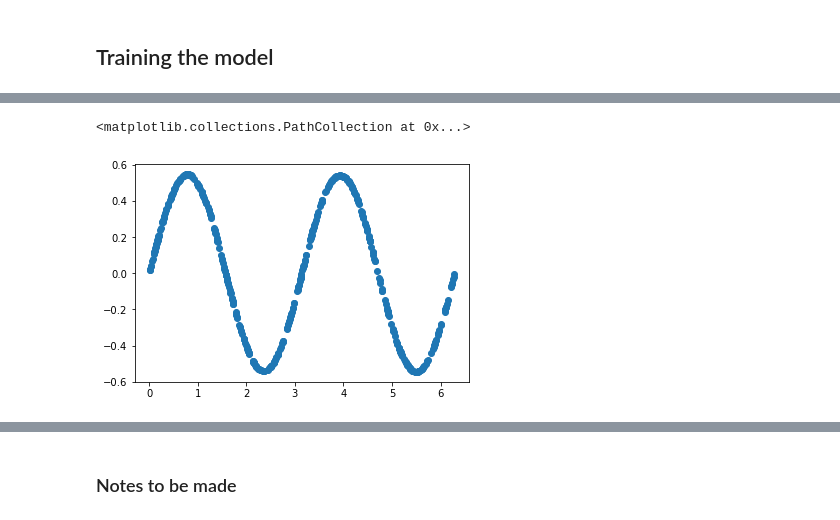
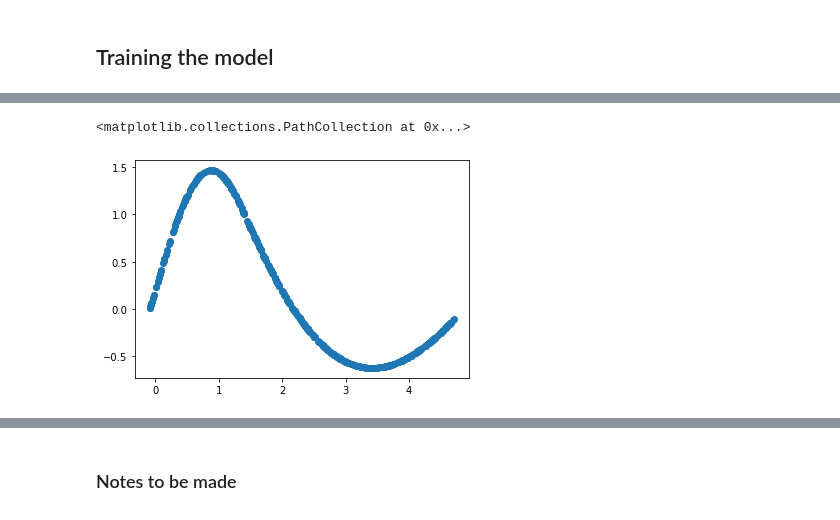
Before and after one commit to mjayadharan/FluidLearn, a Jupyter notebook: poisson_1d/poisson.ipynb, the cells around one changed output, grey strips where cells are left out. Drawn from its saved outputs; the diff is of its cells as text; code cells hidden in the pictures.

Commit message:
some changes to 1d and 2d cases, none is converging as of now, but running without errors

```diff
--- a/poisson_1d/poisson.ipynb
+++ b/poisson_1d/poisson.ipynb
@@ -70,6 +80,11 @@ X_tr_pde = scaler.fit_transform(X_tr_pde)
 # %%
 X_tr = np.concatenate((X_tr_pde, X_bc), axis=0)
 Y_tr = np.concatenate((Y_tr_pde, Y_tr_bc), axis=0)
+# %%
+from sklearn.preprocessing import StandardScaler
+
+scaler = StandardScaler()
+X_tr = scaler.fit_transform(X_tr)
 # %%
 Y_tr
 # %% [output]
@@ -90,17 +105,20 @@ class CustomModel(tf.keras.Model):
         super(CustomModel, self).__init__()
         self.batch_norm_ = keras.layers.BatchNormalization()
         he_kernel_init = keras.initializers.he_uniform()
-        self.dense_1 = keras.layers.Dense(30, activation="elu",
+        self.dense_1 = keras.layers.Dense(20, activation="elu",
                                           kernel_initializer=he_kernel_init,
                                           name="dense_1")
-        self.dense_2 = keras.layers.Dense(30, activation="elu",
+        self.dense_2 = keras.layers.Dense(20, activation="elu",
                                           kernel_initializer=he_kernel_init,
                                          name="dense_2")
         self.dense_3 = keras.layers.Dense(1,
                                          name="dense_3")
 
     def findGrad(self,func,argm):
-        return keras.layers.Lambda(lambda x: K.gradients(x[0],x[1])) ([func,argm])
+        return keras.layers.Lambda(lambda x: K.gradients(x[0],x[1])[0]) ([func,argm])
+
+    def findPdeLayer(self, pde_lhs, input_arg):
+        return keras.layers.Lambda(lambda z: z[0] + 4*tf.sin(2*z[1])) ([pde_lhs, input_arg])
 
     def call(self, inputs):
 #         layer_0 = self.batch_norm_(inputs)
@@ -110,8 +128,9 @@ class CustomModel(tf.keras.Model):
 
         grad_layer = self.findGrad(layer_3, inputs)
         laplace_layer = self.findGrad(grad_layer, inputs)
+        pde_layer = self.findPdeLayer(laplace_layer, inputs)
 
-        return layer_3, grad_layer
+        return layer_3, pde_layer
 # %%
 custom_model = CustomModel()
 # %%
@@ -127,7 +146,8 @@ def pde_loss(y_true, y_pred):
     y_true_act = y_true[:,:-1]
     at_boundary = tf.cast(y_true[:,-1:,],bool)
     #need to change this to just tf.square(y_pred) after pde constrain is added to grad_layer
-    pde_sq_error = (1/2)*tf.square(y_true_act-y_pred)
+#     pde_sq_error = (1/2)*tf.square(y_true_act-y_pred)
+    pde_sq_error = (1/2)*tf.square(y_pred)
     return tf.where(at_boundary,0.,pde_sq_error)
 # %%
 custom_model.compile(loss=[u_loss,pde_loss],optimizer="nadam")
@@ -154,4 +174,4 @@ Epoch 50/50
 <tensorflow.python.keras.callbacks.History at 0x...>
 # %%
-custom_model.compile(loss=[u_loss,pde_loss],optimizer=keras.optimizers.SGD(lr=1e-4))
-custom_model.fit(x=X_tr, y=Y_tr,epochs=5)
+# custom_model.compile(loss=[u_loss,pde_loss],optimizer=keras.optimizers.SGD(lr=1e-3))
+# custom_model.fit(x=X_tr, y=Y_tr,epochs=5)
@@ -175,10 +183,10 @@ X_test_st_2 = scaler.transform(X_test_st)
 # %%
 Y_test = custom_model.predict(X_test_st_2)
 # %%
-plt.scatter(X_test_st, Y_test[0][:,0])
+plt.scatter(X_test_st_2, Y_test[0][:,0])
 # %% [output]
 <matplotlib.collections.PathCollection at 0x...>
-[figure, old version]
+[figure, new version]
 # %%
 plt.scatter(X_test_st,np.sin(2*X_test_st))
 # %% [output]
```
Also changed, not shown: parts of 12 cells of this notebook, 1 other file.
